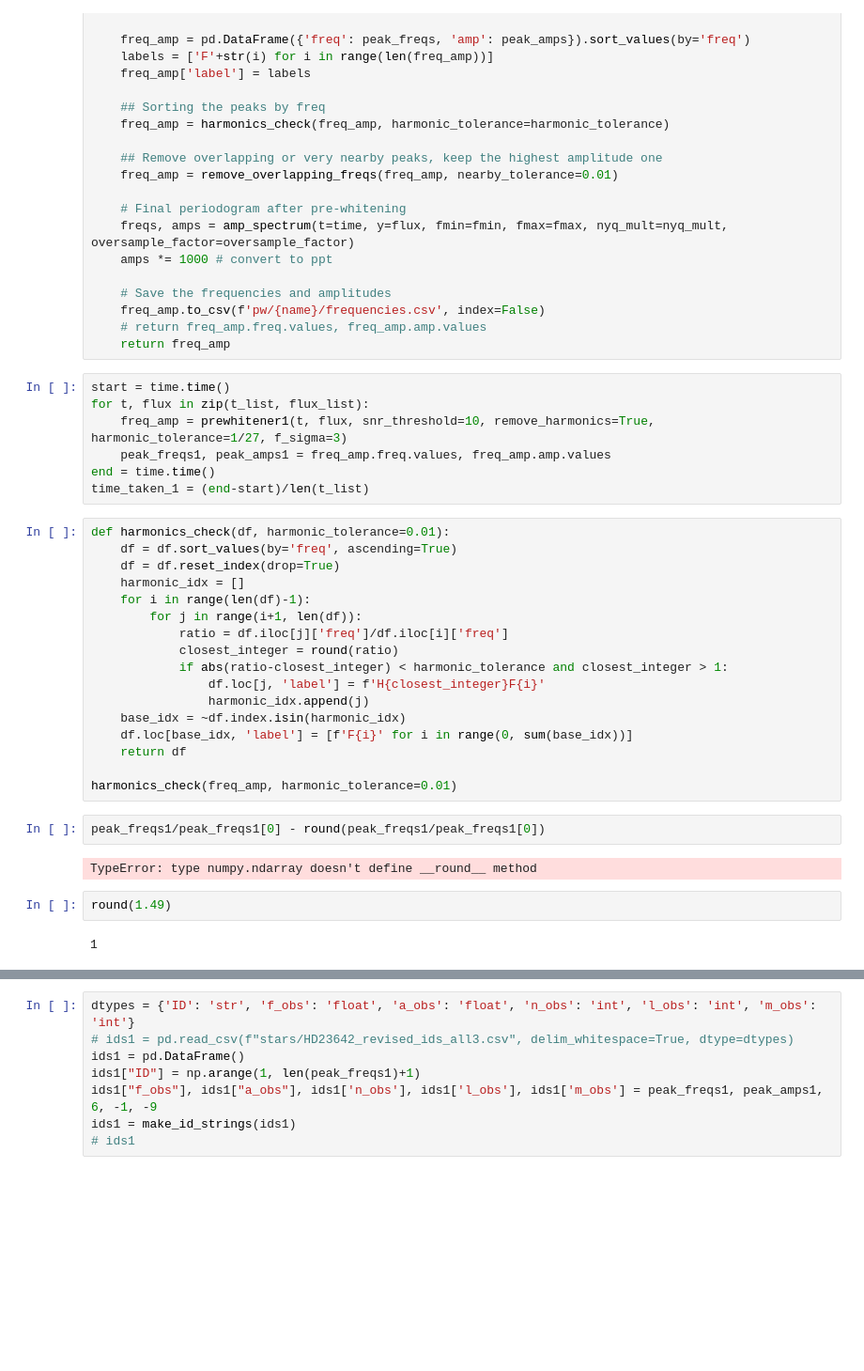
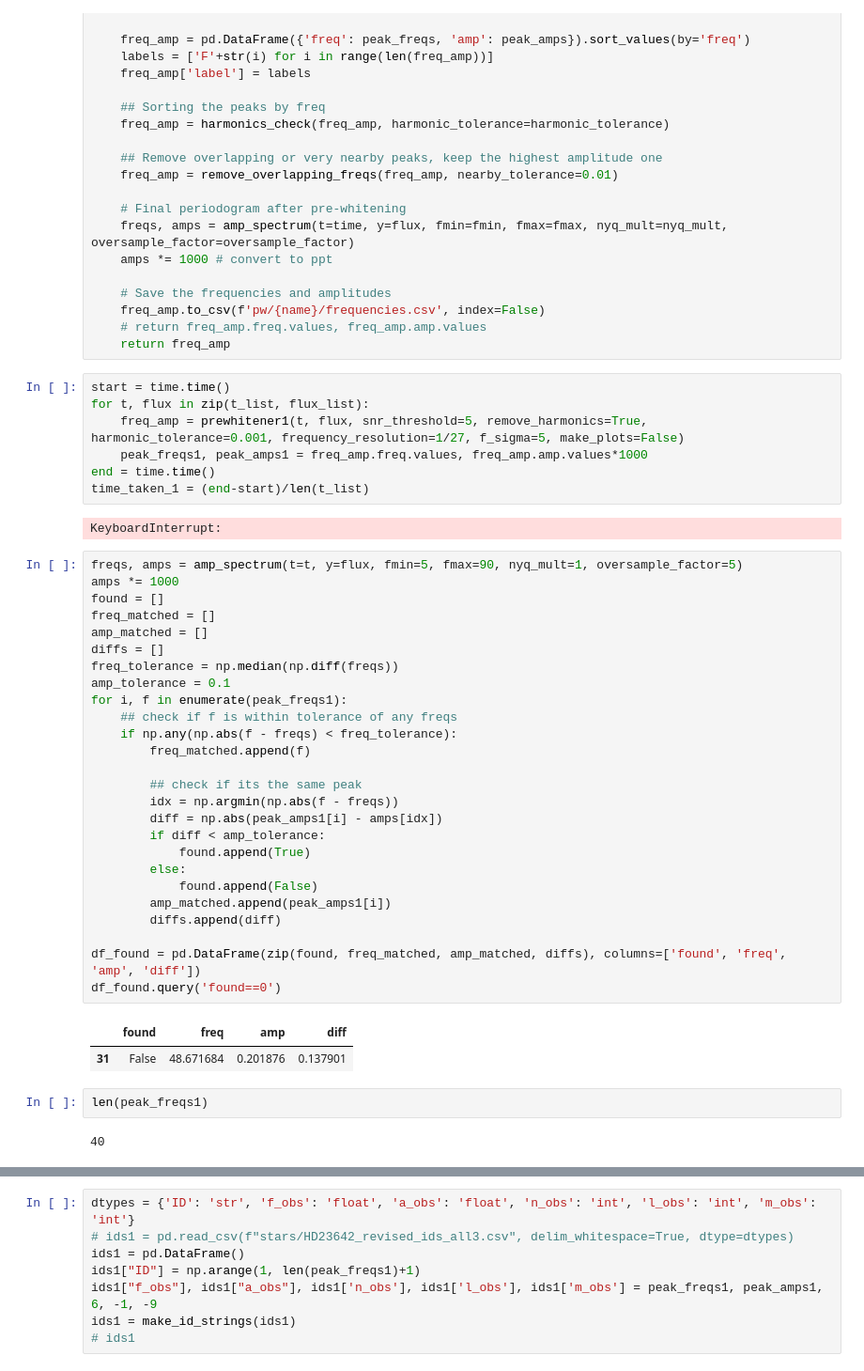
Before and after one commit to gautam-404/PreWhitener, a Jupyter notebook: comp.ipynb, the cells around one changed output, grey strips where cells are left out. Shown: that part at 94% size. Drawn from its saved outputs; the diff is of its cells as text; blank space fills up the shorter version.

```diff
--- a/comp.ipynb
+++ b/comp.ipynb
@@ -637,32 +736,42 @@ def prewhitener4(time, flux, max_iterations=100, snr_threshold=5, f_sigma=3,
 # %%
 start = time.time()
 for t, flux in zip(t_list, flux_list):
-    freq_amp = prewhitener1(t, flux, snr_threshold=10, remove_harmonics=True, harmonic_tolerance=1/27, f_sigma=3)
-    peak_freqs1, peak_amps1 = freq_amp.freq.values, freq_amp.amp.values
+    freq_amp = prewhitener1(t, flux, snr_threshold=5, remove_harmonics=True, harmonic_tolerance=0.001, frequency_resolution=1/27, f_sigma=5, make_plots=False)
+    peak_freqs1, peak_amps1 = freq_amp.freq.values, freq_amp.amp.values*1000
 end = time.time()
 time_taken_1 = (end-start)/len(t_list)
+# %% [output]
+KeyboardInterrupt:
-# %%
-def harmonics_check(df, harmonic_tolerance=0.01):
-    df = df.sort_values(by='freq', ascending=True)
-    df = df.reset_index(drop=True)
-    harmonic_idx = []
-    for i in range(len(df)-1):
-        for j in range(i+1, len(df)):
-            ratio = df.iloc[j]['freq']/df.iloc[i]['freq']
-            closest_integer = round(ratio)
-            if abs(ratio-closest_integer) < harmonic_tolerance and closest_integer > 1:
-                df.loc[j, 'label'] = f'H{closest_integer}F{i}'
-                harmonic_idx.append(j)
-    base_idx = ~df.index.isin(harmonic_idx)
-    df.loc[base_idx, 'label'] = [f'F{i}' for i in range(0, sum(base_idx))]
-    return df
-
-harmonics_check(freq_amp, harmonic_tolerance=0.01)
-# %%
-peak_freqs1/peak_freqs1[0] - round(peak_freqs1/peak_freqs1[0])
-# %% [output]
-TypeError: type numpy.ndarray doesn't define __round__ method
-# %%
-round(1.49)
-# %% [output]
-1
+# %%
+freqs, amps = amp_spectrum(t=t, y=flux, fmin=5, fmax=90, nyq_mult=1, oversample_factor=5)
+amps *= 1000
+found = []
+freq_matched = []
+amp_matched = []
+diffs = []
+freq_tolerance = np.median(np.diff(freqs))
+amp_tolerance = 0.1
+for i, f in enumerate(peak_freqs1):
+    ## check if f is within tolerance of any freqs
+    if np.any(np.abs(f - freqs) < freq_tolerance):
+        freq_matched.append(f)
+
+        ## check if its the same peak
+        idx = np.argmin(np.abs(f - freqs))
+        diff = np.abs(peak_amps1[i] - amps[idx])
+        if diff < amp_tolerance:
+            found.append(True)
+        else:
+            found.append(False)
+        amp_matched.append(peak_amps1[i])
+        diffs.append(diff)
+
+df_found = pd.DataFrame(zip(found, freq_matched, amp_matched, diffs), columns=['found', 'freq', 'amp', 'diff'])
+df_found.query('found==0')
+# %% [output]
+|  | found | freq | amp | diff |
+| 31 | False | 48.671684 | 0.201876 | 0.137901 |
+# %%
+len(peak_freqs1)
+# %% [output]
+40
```
Also changed, not shown: parts of 15 cells of this notebook, 1 other file.
